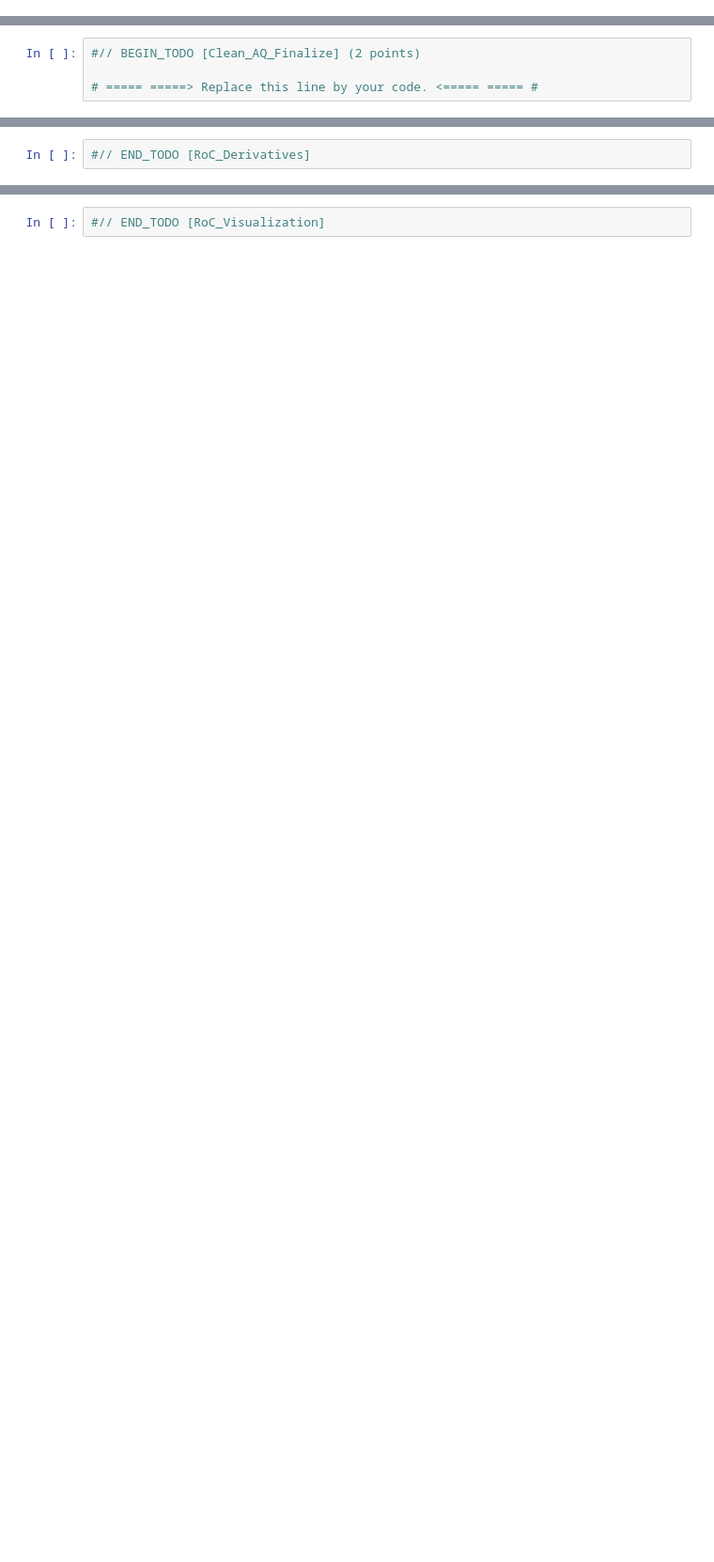
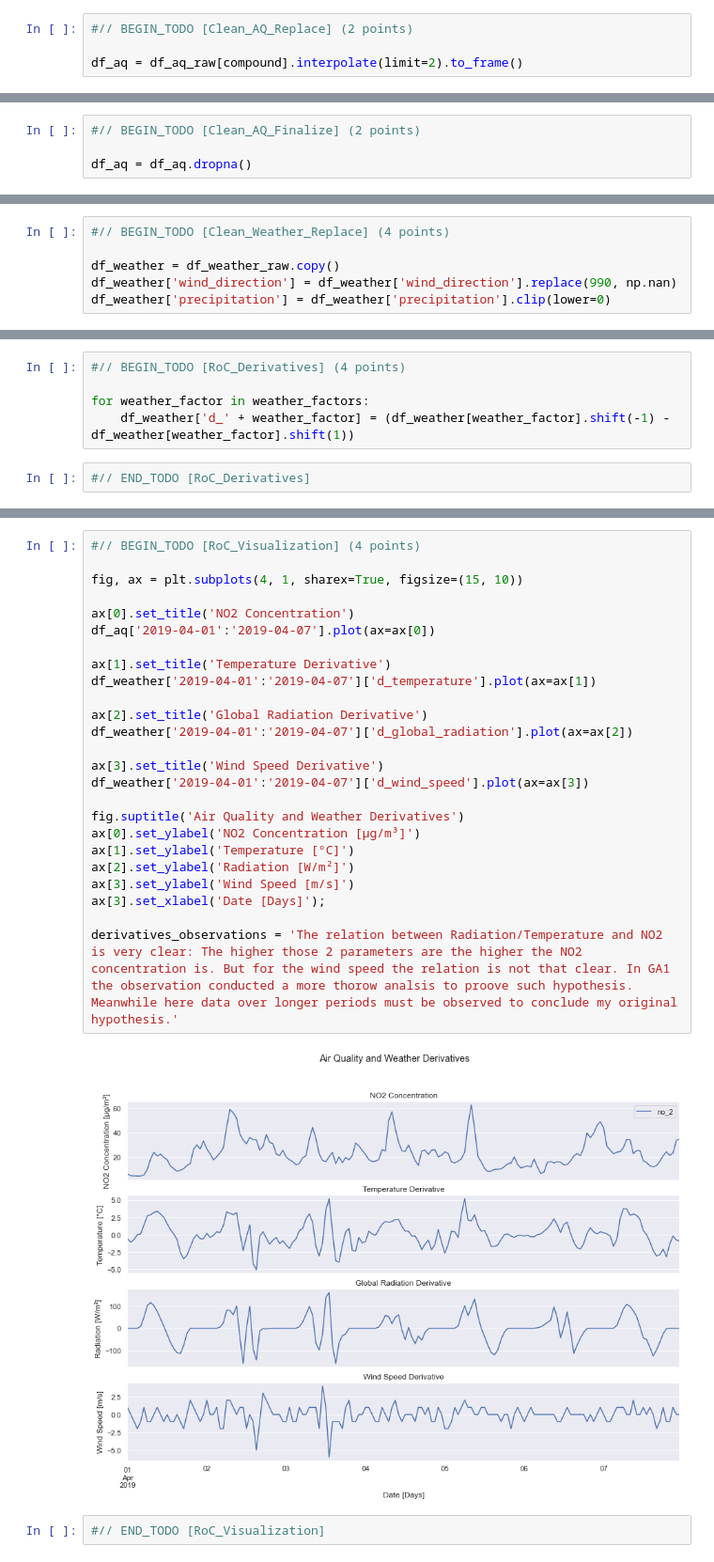
Before and after one commit to danieltyukov/tue-data-analytics, a Jupyter notebook: GA2/GA2-1819283.ipynb, the cells around one changed output, grey strips where cells are left out. Shown at 94% size. Cells and saved outputs as stored; diff of their text form; blank space fills up the shorter version.

```diff
--- a/GA2/GA2-1819283.ipynb
+++ b/GA2/GA2-1819283.ipynb
@@ -423,3 +428,7 @@ Further investigate the `interpolate` method to perform the linear interpolation
+# %%
+#// BEGIN_TODO [Clean_AQ_Replace] (2 points)
+
+df_aq = df_aq_raw[compound].interpolate(limit=2).to_frame()
 # %%
 #// END_TODO [Clean_AQ_Replace]
 # %% [markdown]
@@ -444,7 +455,7 @@ Ensure you modify the `df_aq` data frame directly.
 # %%
 #// BEGIN_TODO [Clean_AQ_Finalize] (2 points)
 
-# ===== =====> Replace this line by your code. <===== ===== #
+df_aq = df_aq.dropna()
 # %%
 #// END_TODO [Clean_AQ_Finalize]
 # %% [markdown]
@@ -484,3 +517,9 @@ Do not alter `df_weather_raw` itself, instead, store the cleaned data frame in t
+# %%
+#// BEGIN_TODO [Clean_Weather_Replace] (4 points)
+
+df_weather = df_weather_raw.copy()
+df_weather['wind_direction'] = df_weather['wind_direction'].replace(990, np.nan)
+df_weather['precipitation'] = df_weather['precipitation'].clip(lower=0)
 # %%
 #// END_TODO [Clean_Weather_Replace]
 # %% [markdown]
@@ -514,3 +549,8 @@ to get the **previous row** value(s) you use `<column_name>.shift(1)` or `<dataf
+# %%
+#// BEGIN_TODO [RoC_Derivatives] (4 points)
+
+for weather_factor in weather_factors:
+    df_weather['d_' + weather_factor] = (df_weather[weather_factor].shift(-1) - df_weather[weather_factor].shift(1))
 # %%
 #// END_TODO [RoC_Derivatives]
 # %% [markdown]
@@ -540,3 +576,30 @@ Store your observations as a string in the `derivatives_observations` variable.
+# %%
+#// BEGIN_TODO [RoC_Visualization] (4 points)
+
+fig, ax = plt.subplots(4, 1, sharex=True, figsize=(15, 10))
+
+ax[0].set_title('NO2 Concentration')
+df_aq['2019-04-01':'2019-04-07'].plot(ax=ax[0])
+
+ax[1].set_title('Temperature Derivative')
+df_weather['2019-04-01':'2019-04-07']['d_temperature'].plot(ax=ax[1])
+
+ax[2].set_title('Global Radiation Derivative')
+df_weather['2019-04-01':'2019-04-07']['d_global_radiation'].plot(ax=ax[2])
+
+ax[3].set_title('Wind Speed Derivative')
+df_weather['2019-04-01':'2019-04-07']['d_wind_speed'].plot(ax=ax[3])
+
+fig.suptitle('Air Quality and Weather Derivatives')
+ax[0].set_ylabel('NO2 Concentration [µg/m³]')
+ax[1].set_ylabel('Temperature [°C]')
+ax[2].set_ylabel('Radiation [W/m²]')
+ax[3].set_ylabel('Wind Speed [m/s]')
+ax[3].set_xlabel('Date [Days]');
+
+derivatives_observations = 'The relation between Radiation/Temperature and NO2 is very clear: The higher those 2 parameters are the higher the NO2 concentration is. But for the wind speed the relation is not that clear. In GA1 the observation conducted a more thorow analsis to proove such hypothesis. Meanwhile here data over longer periods must be observed to conclude my original hypothesis.'
+# %% [output]
+[figure, added]
 # %%
 #// END_TODO [RoC_Visualization]
 # %% [markdown]
```
Also changed, not shown: parts of 39 cells of this notebook.
